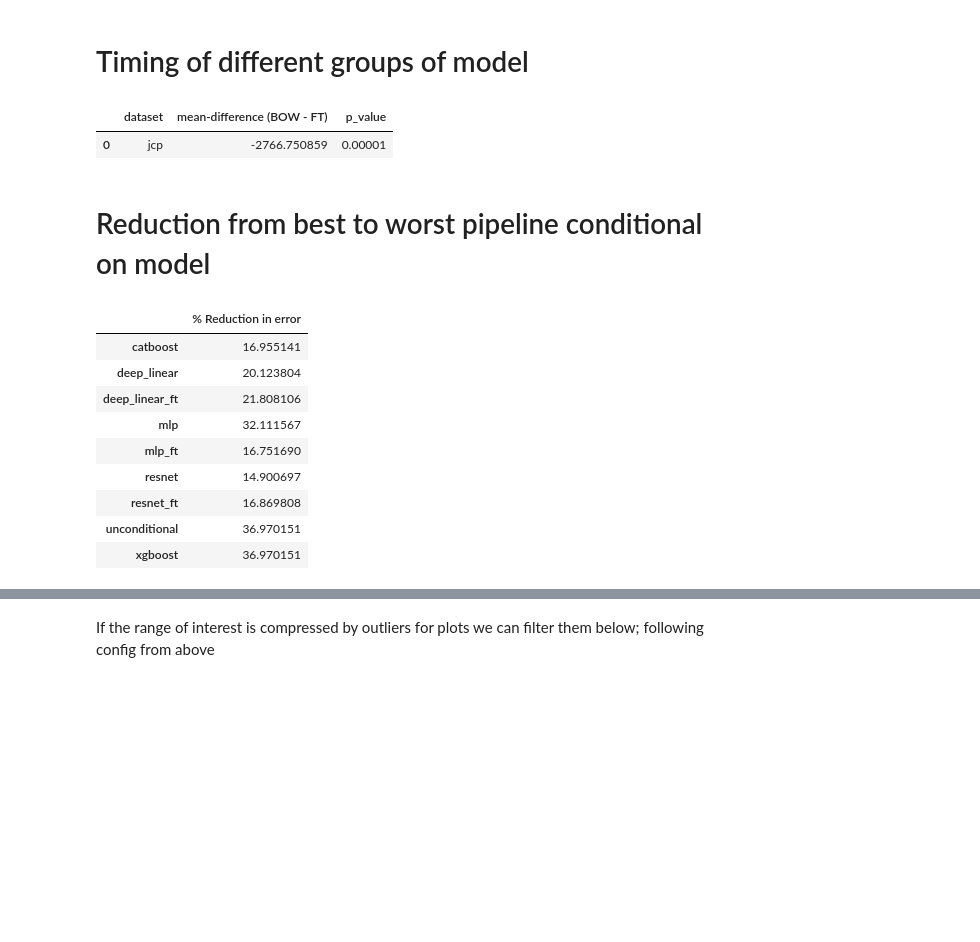
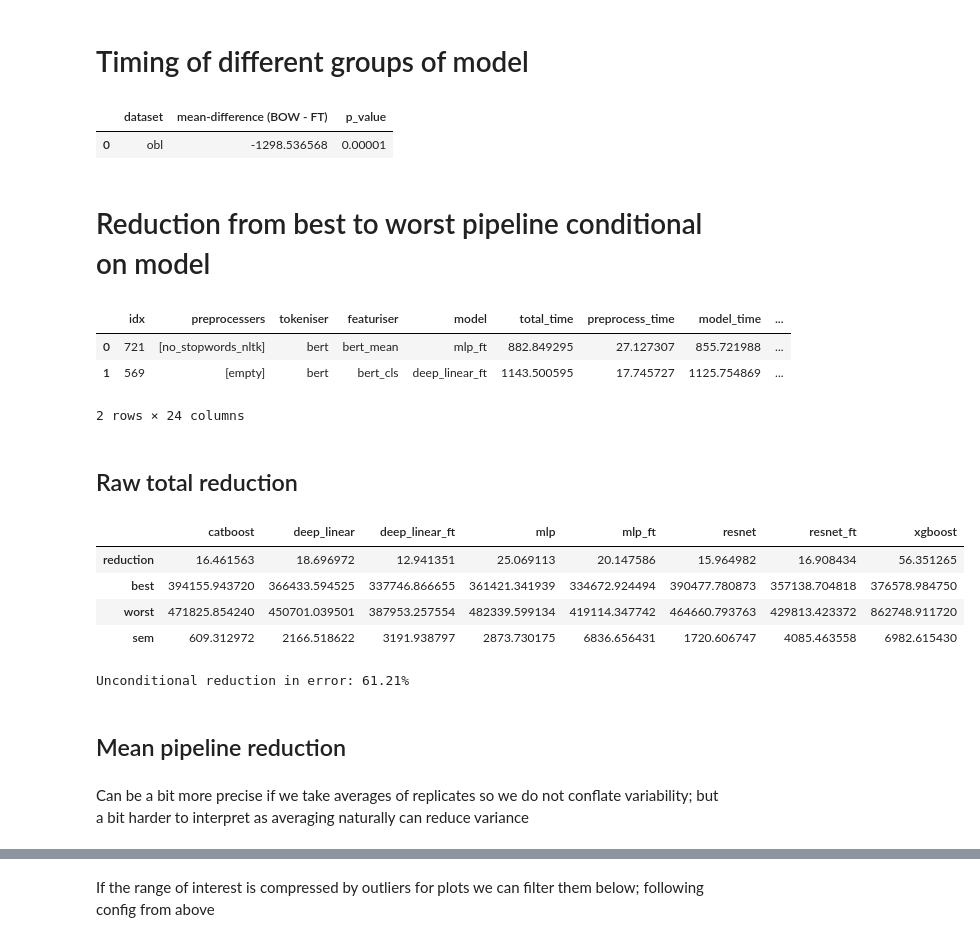
Before and after one commit to anonymous-tmlr-2025/NL_Regression_pipelines, a Jupyter notebook: analysis.ipynb, the cells around one changed output, grey strips where cells are left out. Saved outputs shown, nothing was run; the diff lists cells and outputs as text; code cells hidden in the pictures; blank space fills up the shorter version.

Commit message:
Update analysis of max(mean RMSE reduction)

```diff
--- a/analysis.ipynb
+++ b/analysis.ipynb
@@ -167,7 +167,7 @@ datasets = [
     "california_house_prices"
 ]
 ## Change analysis dataset
-dataset = datasets[0]
+dataset = datasets[1]
 
 ## Change whether we look at downsampled results (only for jc_penney_products)
 downsamples = [0.2, 0.01, None]
@@ -443,38 +438,60 @@ with open(table_dir / f"{dataset}_{config_str}_time_permutation_test.tex", "w")
     f.write(latex_table)
 # %% [output]
 |  | dataset | mean-difference (BOW - FT) | p_value |
-| 0 | jcp | -2766.750859 | 0.00001 |
+| 0 | obl | -1298.536568 | 0.00001 |
 # %% [markdown]
 # Reduction from best to worst pipeline conditional on model
+# %%
+filtered_results.head(2)
+# %% [output]
+|  | idx | preprocessers | tokeniser | featuriser | model | total_time | preprocess_time | model_time | ... |
+| 0 | 721 | [no_stopwords_nltk] | bert | bert_mean | mlp_ft | 882.849295 | 27.127307 | 855.721988 | ... |
+| 1 | 569 | [empty] | bert | bert_cls | deep_linear_ft | 1143.500595 | 17.745727 | 1125.754869 | ... |
+2 rows × 24 columns
+# %% [markdown]
+## Raw total reduction
+# %%
+worst_to_best_df = filtered_results.copy()
 # %%
 table_dir.mkdir(exist_ok=True, parents=True)
-very_best = filtered_results[metric].sort_values().head(1).values[0]
-very_worst = filtered_results[metric].sort_values().tail(1).values[0]
-reduction_in_error = dict()
-reduction_in_error["unconditional"] = (very_worst - very_best) / very_worst * 100
-unique_models = filtered_results["model"].unique()
-for model in unique_models:
-    model_results = filtered_results[filtered_results["model"] == model]
-    very_best = model_results[metric].sort_values().head(1).values[0]
-    very_worst = model_results[metric].sort_values().tail(1).values[0]
-    reduction_in_error[model] = (very_worst - very_best) / very_worst * 100
+def calc_reduction_in_error(df: pd.DataFrame, metric: str):
+    df = df.copy()
+    very_best = df[metric].sort_values().head(1).values[0]
+    very_worst = df[metric].sort_values().tail(1).values[0]
+    reduction_in_error = dict()
+    unconditional_reduction_in_error = (very_worst - very_best) / very_worst * 100
+    unique_models = df["model"].unique()
+    for model in unique_models:
+        model_results = df[df["model"] == model]
+        very_best = model_results[metric].sort_values().head(1).values[0]
+        very_worst = model_results[metric].sort_values().tail(1).values[0]
+        reduction_in_error[model] = {
+            "reduction": (very_worst - very_best) / very_worst * 100,
+            "best": very_best,
+            "worst": very_worst,
+            "sem": model_results[metric].sem()
+        }
 
-reduction_in_error = pd.Series(reduction_in_error, name="% Reduction in error").sort_index()
-display(pd.DataFrame(reduction_in_error))
+    reduction_in_error = pd.DataFrame(reduction_in_error).sort_index(axis=1)
+    return reduction_in_error, unconditional_reduction_in_error
+
+reduction_in_error, unconditional_reduction_in_error = calc_reduction_in_error(worst_to_best_df, metric)
+display(reduction_in_error)
 
 latex_table = reduction_in_error.to_latex(float_format=simple_format)
 latex_table = process_latex_table(latex_table)
 
 with open(table_dir / f"{dataset}_{config_str}_reduction_in_error.tex", "w") as f:
     f.write(latex_table)
+print(f"Unconditional reduction in error: {unconditional_reduction_in_error:.2f}%")
 # %% [output]
-|  | % Reduction in error |
-| catboost | 16.955141 |
-| deep_linear | 20.123804 |
-| deep_linear_ft | 21.808106 |
-| mlp | 32.111567 |
-| mlp_ft | 16.751690 |
-| resnet | 14.900697 |
-| resnet_ft | 16.869808 |
-| unconditional | 36.970151 |
-| xgboost | 36.970151 |
+|  | catboost | deep_linear | deep_linear_ft | mlp | mlp_ft | resnet | resnet_ft | xgboost |
+| reduction | 16.461563 | 18.696972 | 12.941351 | 25.069113 | 20.147586 | 15.964982 | 16.908434 | 56.351265 |
+| best | 394155.943720 | 366433.594525 | 337746.866655 | 361421.341939 | 334672.924494 | 390477.780873 | 357138.704818 | 376578.984750 |
+| worst | 471825.854240 | 450701.039501 | 387953.257554 | 482339.599134 | 419114.347742 | 464660.793763 | 429813.423372 | 862748.911720 |
+| sem | 609.312972 | 2166.518622 | 3191.938797 | 2873.730175 | 6836.656431 | 1720.606747 | 4085.463558 | 6982.615430 |
+Unconditional reduction in error: 61.21%
+# %% [markdown]
+## Mean pipeline reduction
+# %% [markdown]
+Can be a bit more precise if we take averages of replicates so we do not conflate variability; but a bit harder to interpret as averaging naturally can reduce variance
```
Also changed, not shown: parts of 47 cells of this notebook.
